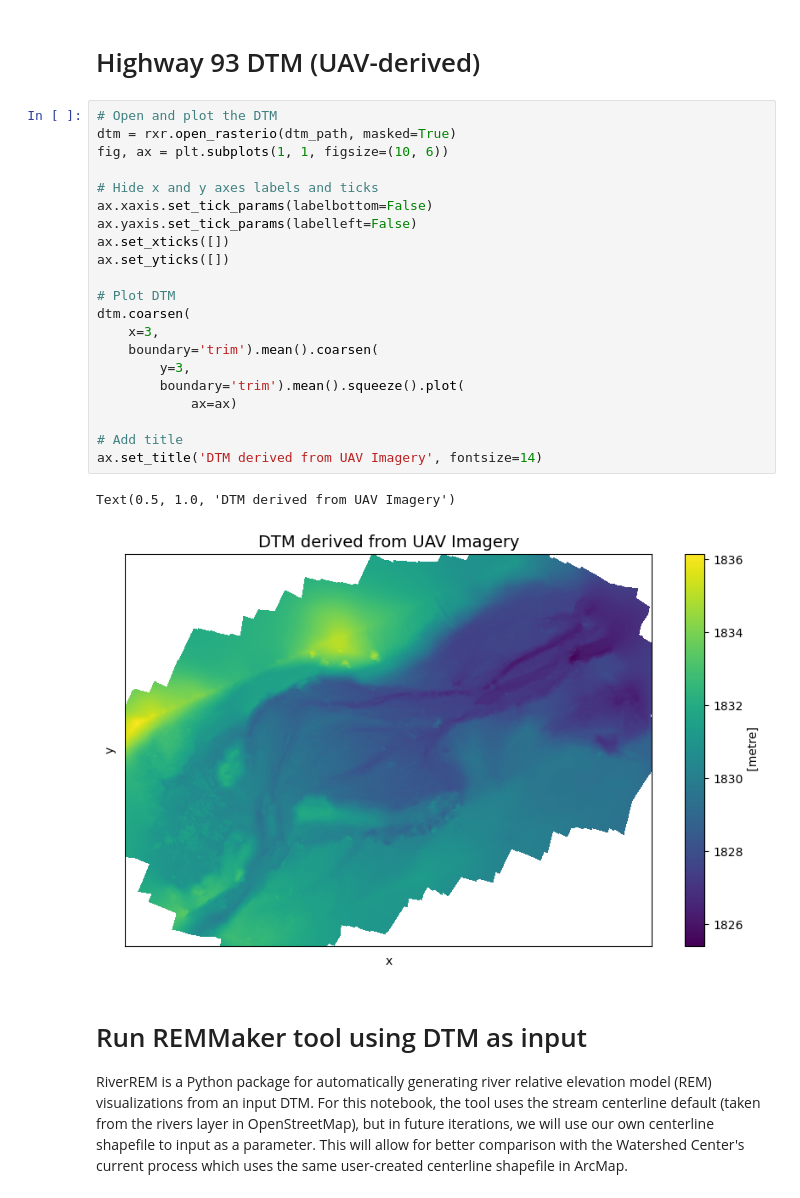
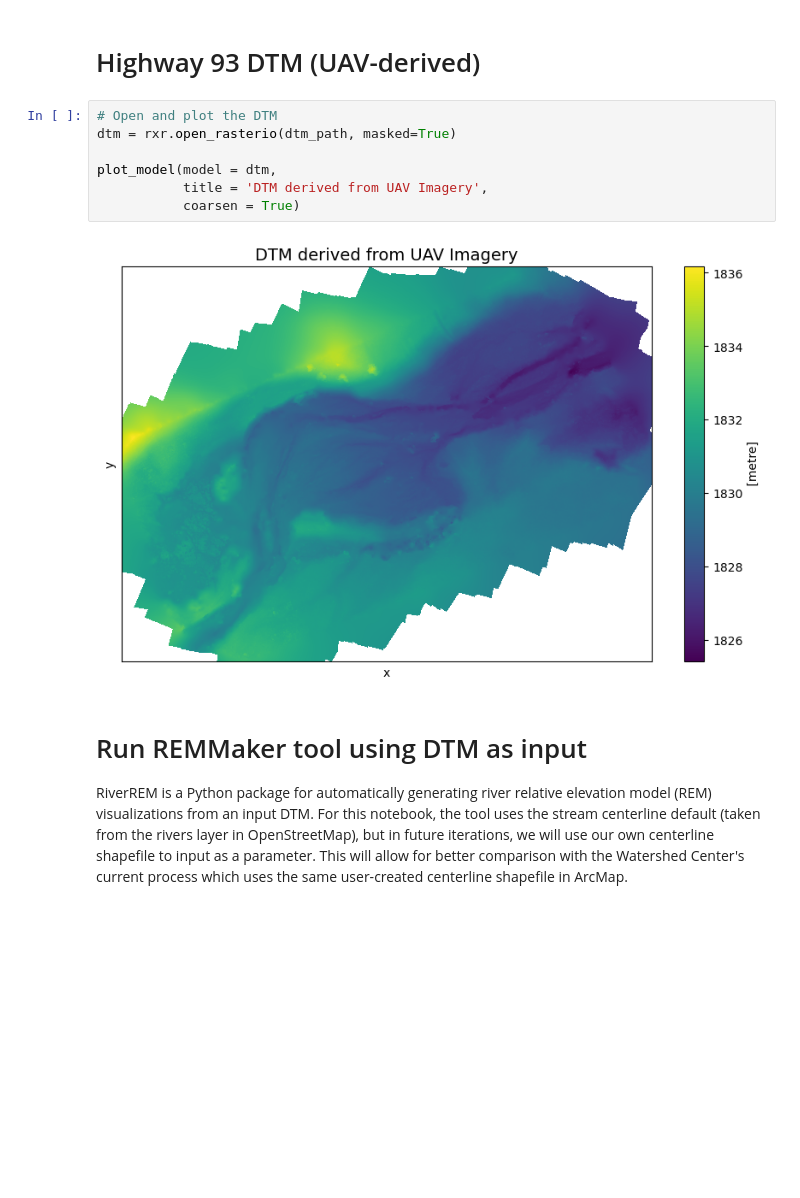
Before and after one commit to lechipman/example-project-repository, a Jupyter notebook: watershed_project.ipynb, the cells around one changed output. Saved outputs shown, nothing was run; the diff lists cells and outputs as text; blank space fills up the shorter version.

Commit message:
adding new py file with plotting functions

```diff
--- a/watershed_project.ipynb
+++ b/watershed_project.ipynb
@@ -96,30 +102,15 @@ if (not os.path.exists(dtm_path)) or override_cache:
         dtm_file.write(response.content)
 # %% [markdown]
 # Highway 93 DTM (UAV-derived)
-# %%
-# Open and plot the DTM
-dtm = rxr.open_rasterio(dtm_path, masked=True)
-fig, ax = plt.subplots(1, 1, figsize=(10, 6))
-
-# Hide x and y axes labels and ticks
-ax.xaxis.set_tick_params(labelbottom=False)
-ax.yaxis.set_tick_params(labelleft=False)
-ax.set_xticks([])
-ax.set_yticks([])
-
-# Plot DTM
-dtm.coarsen(
-    x=3,
-    boundary='trim').mean().coarsen(
-        y=3,
-        boundary='trim').mean().squeeze().plot(
-            ax=ax)
-
-# Add title
-ax.set_title('DTM derived from UAV Imagery', fontsize=14)
-# %% [output]
-Text(0.5, 1.0, 'DTM derived from UAV Imagery')
-[figure, removed]
+# %%
+# Open and plot the DTM
+dtm = rxr.open_rasterio(dtm_path, masked=True)
+
+plot_model(model = dtm,
+           title = 'DTM derived from UAV Imagery',
+           coarsen = True)
+# %% [output]
+[figure, added]
 # %% [markdown]
 # Run REMMaker tool using DTM as input
 RiverREM is a Python package for automatically generating river relative elevation model (REM) visualizations from an input DTM. For this notebook, the tool uses the stream centerline default (taken from the rivers layer in OpenStreetMap), but in future iterations, we will use our own centerline shapefile to input as a parameter. This will allow for better comparison with the Watershed Center's current process which uses the same user-created centerline shapefile in ArcMap.
```
Also changed, not shown: parts of 7 cells of this notebook, 4 other files.
